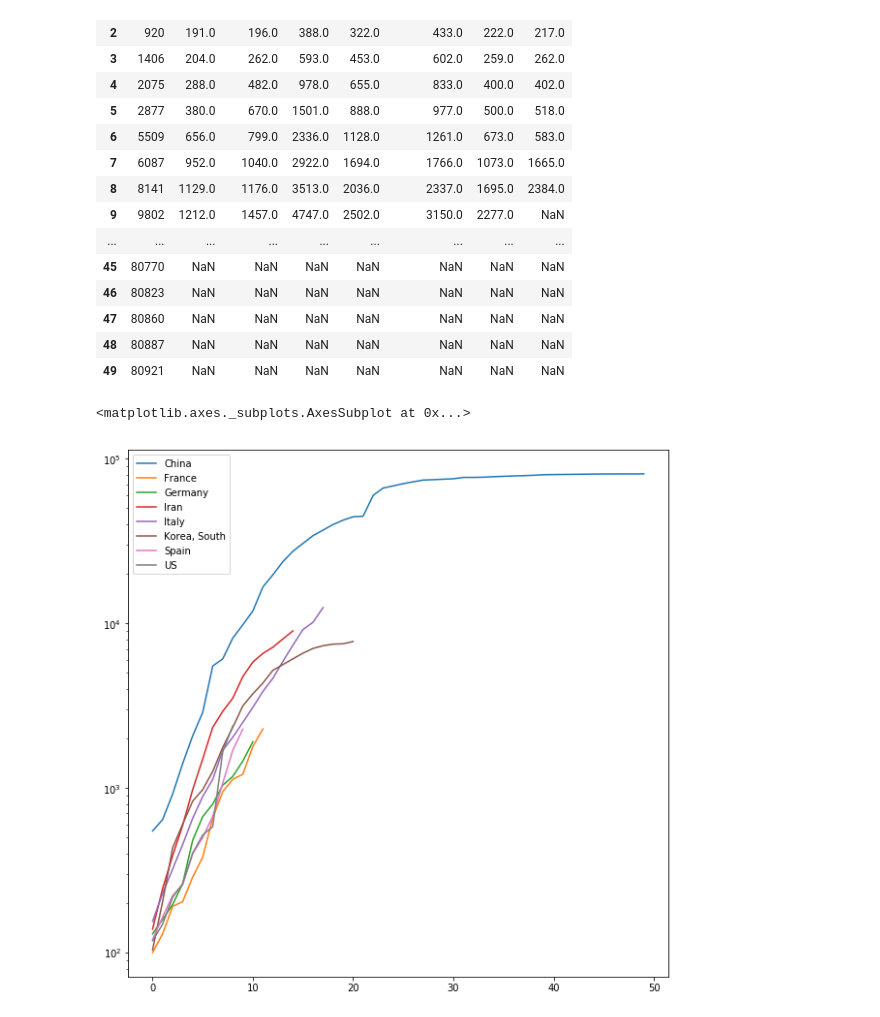
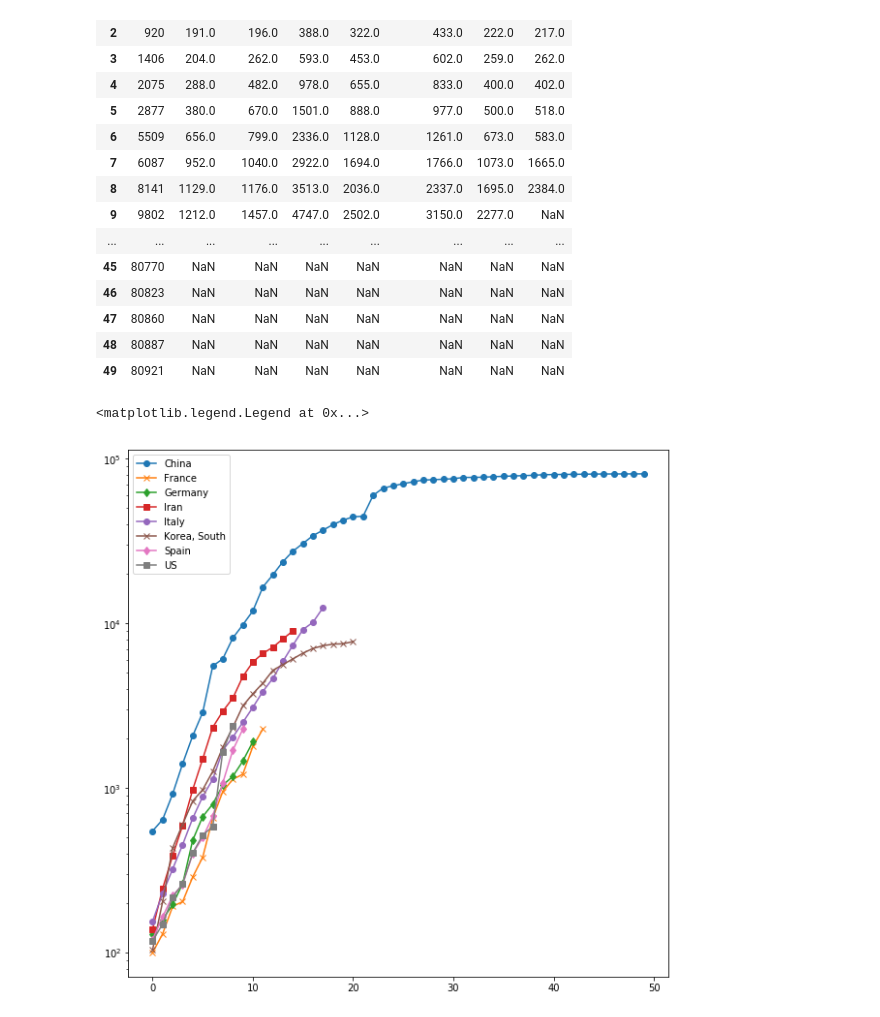
Before and after one commit to simra/COVID-19, a Jupyter notebook: notebooks/COVID-19 Plots.ipynb, the cells around one changed output. Drawn from its saved outputs; the diff is of its cells as text; code cells hidden in the pictures.

Commit message:
markers

```diff
--- a/notebooks/COVID-19 Plots.ipynb
+++ b/notebooks/COVID-19 Plots.ipynb
@@ -66,10 +66,15 @@ df
 | 47 | 80860 | NaN | NaN | NaN | NaN | NaN | NaN | NaN |
 | 48 | 80887 | NaN | NaN | NaN | NaN | NaN | NaN | NaN |
 | 49 | 80921 | NaN | NaN | NaN | NaN | NaN | NaN | NaN |
-# %%
-
-fig, ax = plt.subplots()
-df.plot(logy=True, ax=ax) #, ax=ax)
-# %% [output]
-<matplotlib.axes._subplots.AxesSubplot at 0x...>
-[figure, removed]
+# %%
+from math import ceil
+fig, ax = plt.subplots()
+markers = [item for sublist in ['oxds']*ceil(len(df.columns)/4) for item in sublist]
+#df.plot(logy=True, ax=ax) #, ax=ax)
+for c,m in zip(df,markers):
+    df[c].plot(logy=True, marker=m,  ax=ax)
+
+ax.legend()
+# %% [output]
+<matplotlib.legend.Legend at 0x...>
+[figure, added]
```
